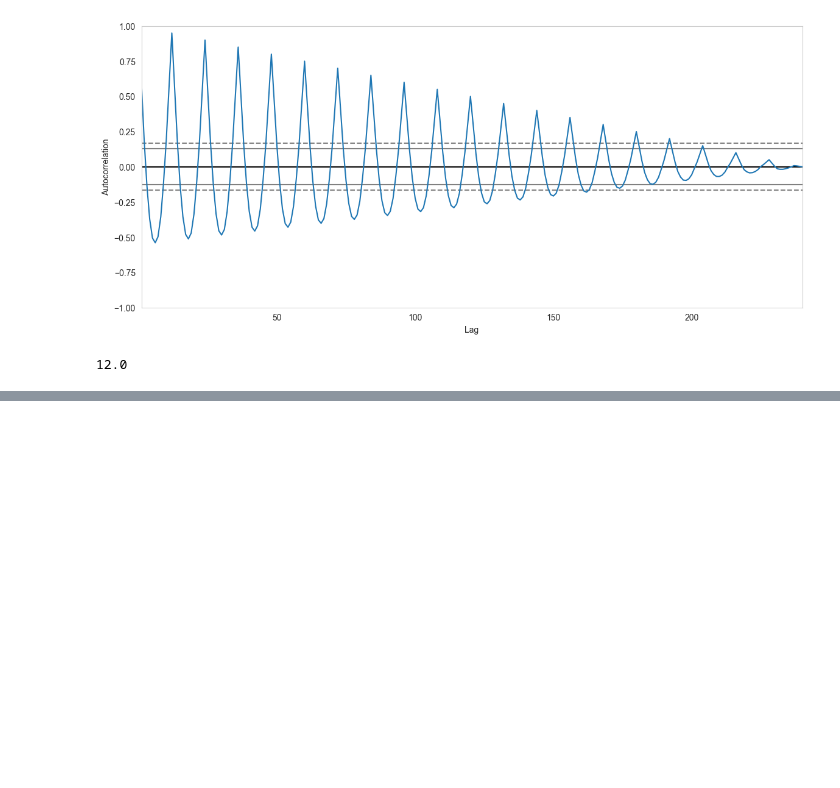
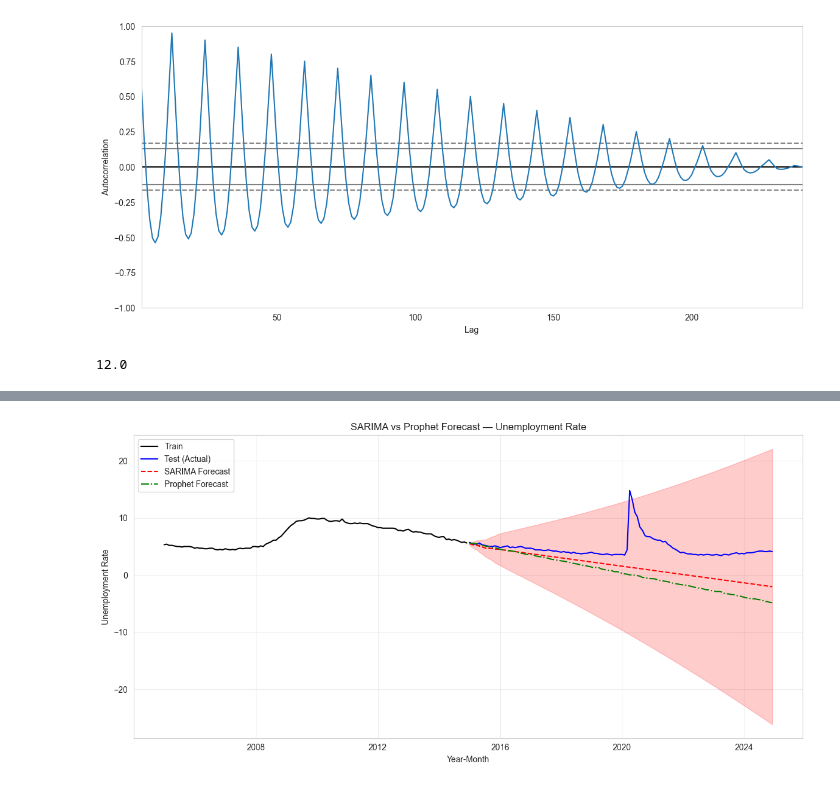
Before and after one commit to rafaelcattan/rafaelcattan.github.io, a Jupyter notebook: analysis/notebooks/data_analysis.ipynb, the cells around one changed output, grey strips where cells are left out. Cells and saved outputs as stored; diff of their text form; code cells hidden in the pictures; blank space fills up the shorter version.

```diff
--- a/analysis/notebooks/data_analysis.ipynb
+++ b/analysis/notebooks/data_analysis.ipynb
@@ -516,0 +772,66 @@ dominant_period
+# %%
+# Create future dataframe for test period only
+future = test[['year_month']]
+future.columns = ['ds']
+
+prophet_forecast = prophet_model.predict(future)
+
+# Extract forecast mean
+prophet_pred = prophet_forecast.set_index('ds')['yhat']
+# %%
+import matplotlib.pyplot as plt
+
+plt.figure(figsize=(12, 6))
+
+# Train
+plt.plot(
+    train.index,
+    train['unemployment_rate'],
+    label='Train',
+    color='black'
+)
+
+# Test actuals
+plt.plot(
+    test.index,
+    test['unemployment_rate'],
+    label='Test (Actual)',
+    color='blue'
+)
+
+# SARIMA forecast
+plt.plot(
+    forecast_mean.index,
+    forecast_mean,
+    label='SARIMA Forecast',
+    color='red',
+    linestyle='--'
+)
+
+# SARIMA confidence interval
+plt.fill_between(
+    conf_int.index,
+    conf_int.iloc[:, 0],
+    conf_int.iloc[:, 1],
+    color='red',
+    alpha=0.2
+)
+
+# Prophet forecast
+plt.plot(
+    prophet_pred.index,
+    prophet_pred,
+    label='Prophet Forecast',
+    color='green',
+    linestyle='-.'
+)
+
+plt.title('SARIMA vs Prophet Forecast — Unemployment Rate')
+plt.xlabel('Year-Month')
+plt.ylabel('Unemployment Rate')
+plt.legend()
+plt.grid(alpha=0.3)
+plt.tight_layout()
+plt.show()
+# %% [output]
+[figure, added]
```
Also changed, not shown: parts of 16 cells of this notebook, 2 other files.
